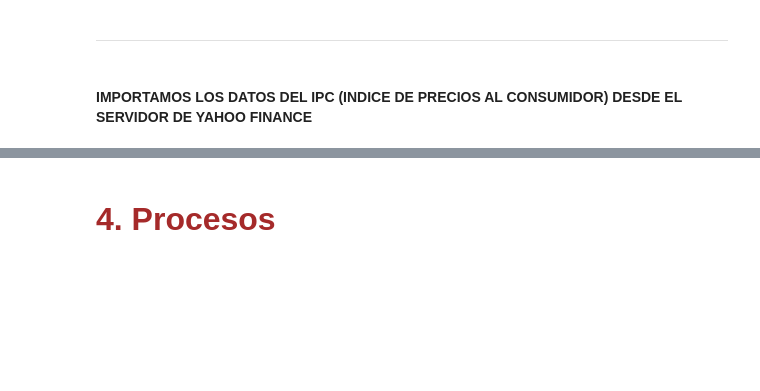
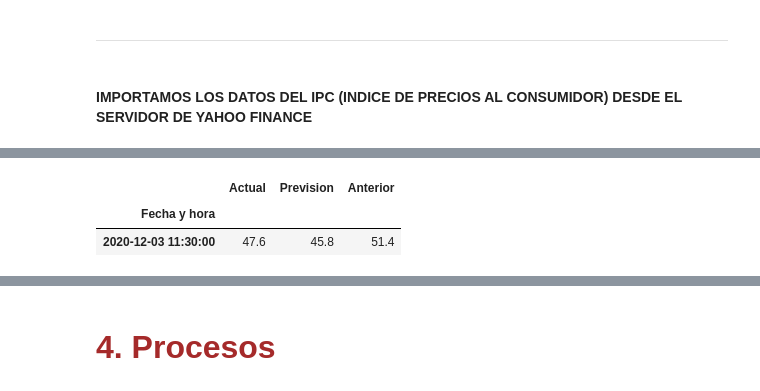
Before and after one commit to Sofiagarciaif/MyST_Proyecto_Final, a Jupyter notebook: notebook.ipynb, the cells around one changed output, grey strips where cells are left out. Cells and saved outputs as stored; diff of their text form; code cells hidden in the pictures; blank space fills up the shorter version.

```diff
--- a/notebook.ipynb
+++ b/notebook.ipynb
@@ -99,0 +100,8 @@ PMI.tail(5)
+# %%
+FechaPMI=PMI['Actual']== 47.6
+PMI_EJ1 = PMI[FechaPMI]
+PMI_EJ1
+# %% [output]
+|  | Actual | Prevision | Anterior |
+| Fecha y hora |  |  |  |
+| 2020-12-03 11:30:00 | 47.6 | 45.8 | 51.4 |
```
Also changed, not shown: parts of 15 cells of this notebook, 3 other files.
